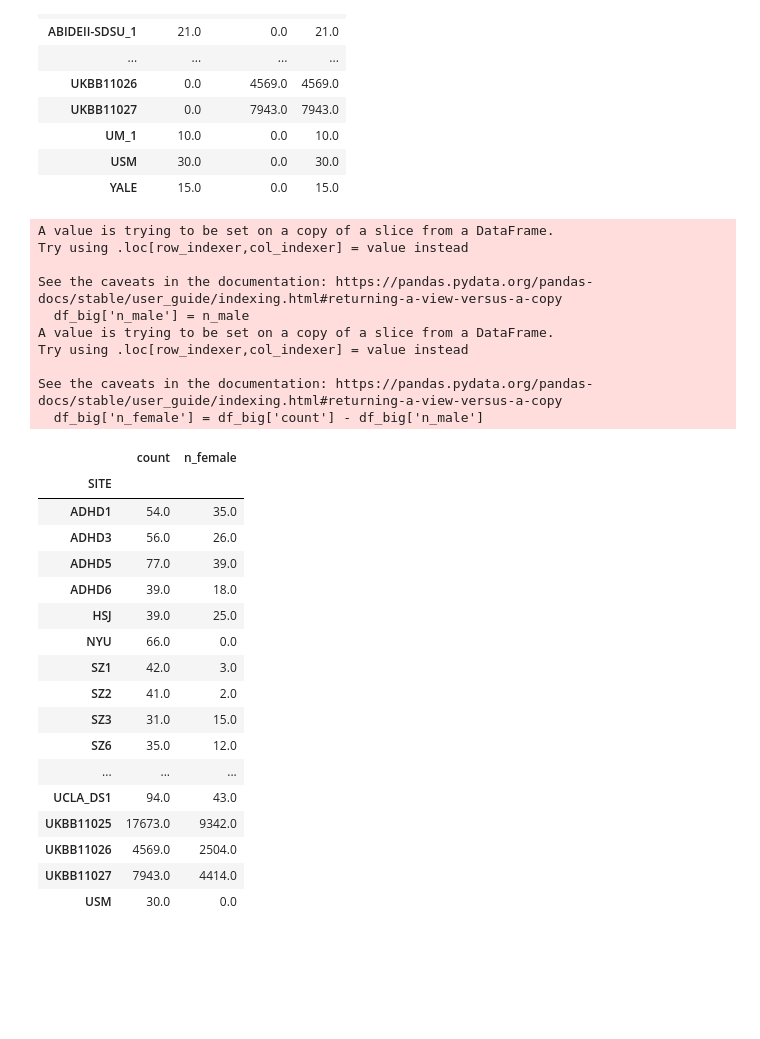
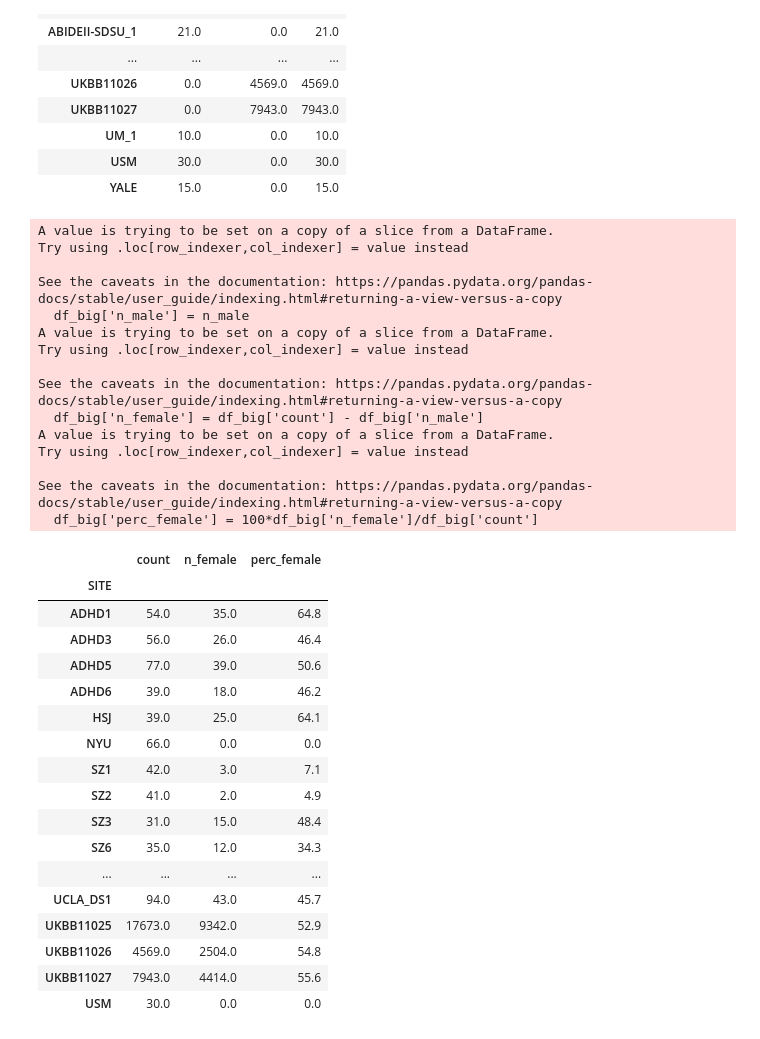
Before and after one commit to harveyaa/neuropsych_mtl, a Jupyter notebook: stats/dataset_exploration.ipynb, the cells around one changed output. Cells and saved outputs as stored; diff of their text form; code cells hidden in the pictures; blank space fills up the shorter version.

Commit message:
added perc female col to table

```diff
--- a/stats/dataset_exploration.ipynb
+++ b/stats/dataset_exploration.ipynb
@@ -198,6 +198,7 @@ n_male = pheno[((pheno['CON_IPC']==1)|(pheno['non_carriers']==1)) & pheno['SITE'
 # %%
 df_big['n_male'] = n_male
 df_big['n_female'] = df_big['count'] - df_big['n_male']
+df_big['perc_female'] = 100*df_big['n_female']/df_big['count']
 # %% [output]
 A value is trying to be set on a copy of a slice from a DataFrame.
 Try using .loc[row_indexer,col_indexer] = value instead
@@ -209,24 +210,29 @@ Try using .loc[row_indexer,col_indexer] = value instead
 
 See the caveats in the documentation: https://pandas.pydata.org/pandas-docs/stable/user_guide/indexing.html#returning-a-view-versus-a-copy
   df_big['n_female'] = df_big['count'] - df_big['n_male']
+A value is trying to be set on a copy of a slice from a DataFrame.
+Try using .loc[row_indexer,col_indexer] = value instead
+
+See the caveats in the documentation: https://pandas.pydata.org/pandas-docs/stable/user_guide/indexing.html#returning-a-view-versus-a-copy
+  df_big['perc_female'] = 100*df_big['n_female']/df_big['count']
 # %%
-df_big[['count','n_female']]
+df_big[['count','n_female','perc_female']].round(1)
 # %% [output]
-|  | count | n_female |
-| SITE |  |  |
-| ADHD1 | 54.0 | 35.0 |
-| ADHD3 | 56.0 | 26.0 |
-| ADHD5 | 77.0 | 39.0 |
-| ADHD6 | 39.0 | 18.0 |
-| HSJ | 39.0 | 25.0 |
-| NYU | 66.0 | 0.0 |
-| SZ1 | 42.0 | 3.0 |
-| SZ2 | 41.0 | 2.0 |
-| SZ3 | 31.0 | 15.0 |
-| SZ6 | 35.0 | 12.0 |
-| ... | ... | ... |
-| UCLA_DS1 | 94.0 | 43.0 |
-| UKBB11025 | 17673.0 | 9342.0 |
-| UKBB11026 | 4569.0 | 2504.0 |
-| UKBB11027 | 7943.0 | 4414.0 |
-| USM | 30.0 | 0.0 |
+|  | count | n_female | perc_female |
+| SITE |  |  |  |
+| ADHD1 | 54.0 | 35.0 | 64.8 |
+| ADHD3 | 56.0 | 26.0 | 46.4 |
+| ADHD5 | 77.0 | 39.0 | 50.6 |
+| ADHD6 | 39.0 | 18.0 | 46.2 |
+| HSJ | 39.0 | 25.0 | 64.1 |
+| NYU | 66.0 | 0.0 | 0.0 |
+| SZ1 | 42.0 | 3.0 | 7.1 |
+| SZ2 | 41.0 | 2.0 | 4.9 |
+| SZ3 | 31.0 | 15.0 | 48.4 |
+| SZ6 | 35.0 | 12.0 | 34.3 |
+| ... | ... | ... | ... |
+| UCLA_DS1 | 94.0 | 43.0 | 45.7 |
+| UKBB11025 | 17673.0 | 9342.0 | 52.9 |
+| UKBB11026 | 4569.0 | 2504.0 | 54.8 |
+| UKBB11027 | 7943.0 | 4414.0 | 55.6 |
+| USM | 30.0 | 0.0 | 0.0 |
```
